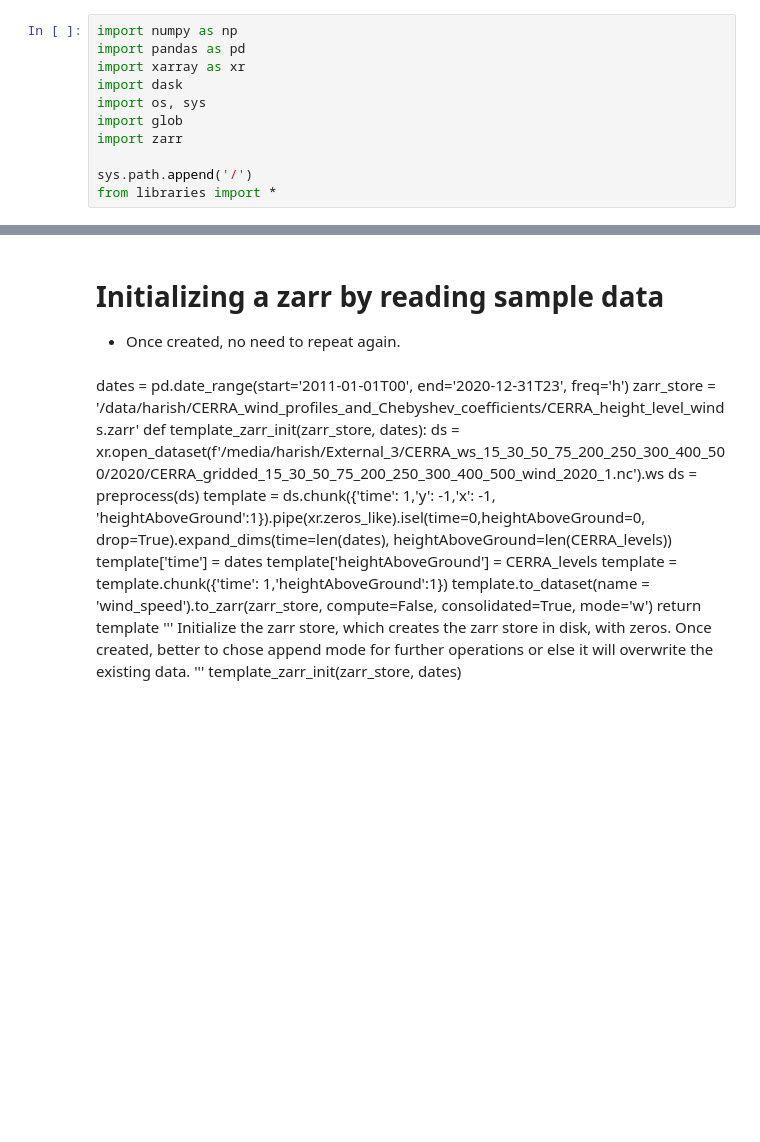
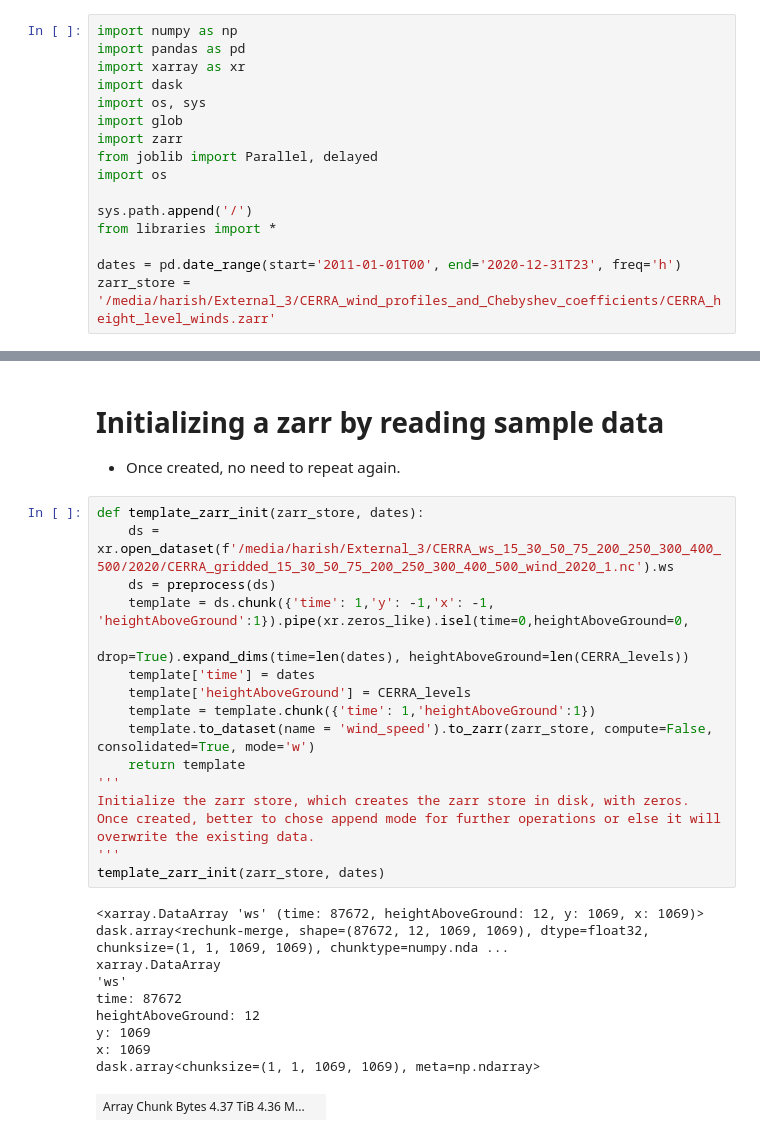
Before and after one commit to HarishBaki/CERRA_wind_profiles_and_Chebyshev_coefficients, a Jupyter notebook: Combining_CERRA_height_level_monthly.ipynb, the cells around one changed output, grey strips where cells are left out. Drawn from its saved outputs; the diff is of its cells as text; blank space fills up the shorter version.

```diff
--- a/Combining_CERRA_height_level_monthly.ipynb
+++ b/Combining_CERRA_height_level_monthly.ipynb
@@ -6,9 +6,14 @@ import dask
 import os, sys
 import glob
 import zarr
+from joblib import Parallel, delayed
+import os
 
 sys.path.append('/')
 from libraries import *
+
+dates = pd.date_range(start='2011-01-01T00', end='2020-12-31T23', freq='h')
+zarr_store = '/media/harish/External_3/CERRA_wind_profiles_and_Chebyshev_coefficients/CERRA_height_level_winds.zarr'
 # %% [markdown]
 - My initial idea has been to combine wind speed data at analysis and forecast times.
 - However, I mistakenly downloaded analysis data for remaining vertical levels, rather than forecast.
@@ -39,21 +44,29 @@ def preprocess_2(ds):
 # %% [markdown]
 # Initializing a zarr by reading sample data
 - Once created, no need to repeat again.
-# %% [markdown]
-dates = pd.date_range(start='2011-01-01T00', end='2020-12-31T23', freq='h')
-zarr_store = '/data/harish/CERRA_wind_profiles_and_Chebyshev_coefficients/CERRA_height_level_winds.zarr'
-def template_zarr_init(zarr_store, dates):
-    ds = xr.open_dataset(f'/media/harish/External_3/CERRA_ws_15_30_50_75_200_250_300_400_500/2020/CERRA_gridded_15_30_50_75_200_250_300_400_500_wind_2020_1.nc').ws
-    ds = preprocess(ds)
-    template = ds.chunk({'time': 1,'y': -1,'x': -1, 'heightAboveGround':1}).pipe(xr.zeros_like).isel(time=0,heightAboveGround=0,
-                                                                        drop=True).expand_dims(time=len(dates), heightAboveGround=len(CERRA_levels))
-    template['time'] = dates
-    template['heightAboveGround'] = CERRA_levels
-    template = template.chunk({'time': 1,'heightAboveGround':1})
-    template.to_dataset(name = 'wind_speed').to_zarr(zarr_store, compute=False, consolidated=True, mode='w')
-    return template
-'''
-Initialize the zarr store, which creates the zarr store in disk, with zeros.
-Once created, better to chose append mode for further operations or else it will overwrite the existing data.
-'''
-template_zarr_init(zarr_store, dates)
+# %%
+def template_zarr_init(zarr_store, dates):
+    ds = xr.open_dataset(f'/media/harish/External_3/CERRA_ws_15_30_50_75_200_250_300_400_500/2020/CERRA_gridded_15_30_50_75_200_250_300_400_500_wind_2020_1.nc').ws
+    ds = preprocess(ds)
+    template = ds.chunk({'time': 1,'y': -1,'x': -1, 'heightAboveGround':1}).pipe(xr.zeros_like).isel(time=0,heightAboveGround=0,
+                                                                        drop=True).expand_dims(time=len(dates), heightAboveGround=len(CERRA_levels))
+    template['time'] = dates
+    template['heightAboveGround'] = CERRA_levels
+    template = template.chunk({'time': 1,'heightAboveGround':1})
+    template.to_dataset(name = 'wind_speed').to_zarr(zarr_store, compute=False, consolidated=True, mode='w')
+    return template
+'''
+Initialize the zarr store, which creates the zarr store in disk, with zeros.
+Once created, better to chose append mode for further operations or else it will overwrite the existing data.
+'''
+template_zarr_init(zarr_store, dates)
+# %% [output]
+<xarray.DataArray 'ws' (time: 87672, heightAboveGround: 12, y: 1069, x: 1069)> dask.array<rechunk-merge, shape=(87672, 12, 1069, 1069), dtype=float32, chunksize=(1, 1, 1069, 1069), chunktype=numpy.nda ...
+xarray.DataArray
+'ws'
+time: 87672
+heightAboveGround: 12
+y: 1069
+x: 1069
+dask.array<chunksize=(1, 1, 1069, 1069), meta=np.ndarray>
+| Array Chunk Bytes 4.37 TiB 4.36 M... |  |
```
Also changed, not shown: parts of 11 cells of this notebook, 1 other file.
